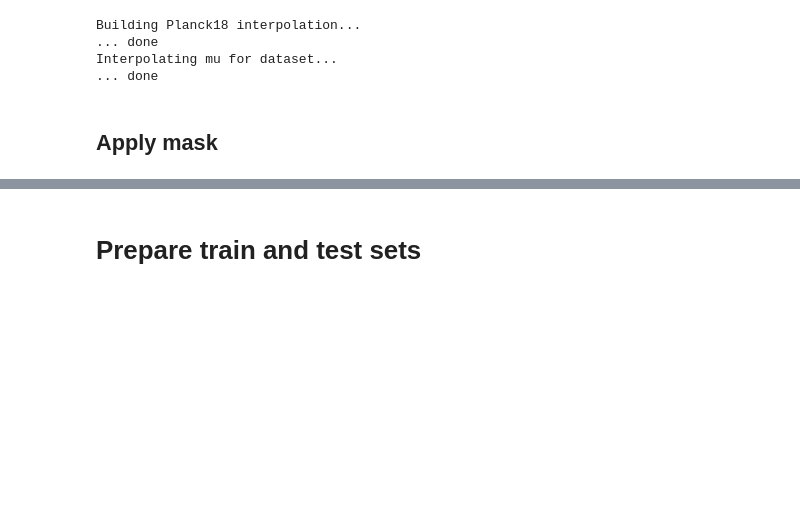
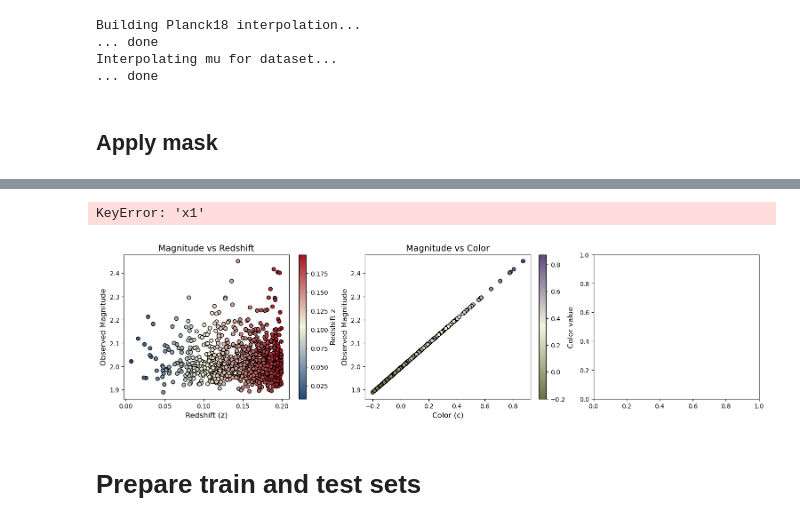
Before and after one commit to a-trigui/ximinf, a Jupyter notebook: notebooks/2_train_nn.ipynb, the cells around one changed output, grey strips where cells are left out. Cells and saved outputs as stored; diff of their text form; code cells hidden in the pictures; blank space fills up the shorter version.

```diff
--- a/notebooks/2_train_nn.ipynb
+++ b/notebooks/2_train_nn.ipynb
@@ -64,7 +65,7 @@ TFRT_CPU_0
 # Import training data
 # %%
 # Path to the new HDF5 file
-file_path = "./data/SIM/simulations_10000_500_S_full.h5"
+file_path = "./data/SIM/simulations.h5"
 
 with h5py.File(file_path, "r") as f:
     # Parameters: load directly as (N,) JAX arrays
@@ -116,3 +124,80 @@ data_padded = {k: jnp.where(mask, v, 0) for k, v in data.items()}
+# %%
+index = 9  # index for your data slice
+
+# Define the color maps
+cmap1 = LinearSegmentedColormap.from_list(
+    'custom_red_beige_blue',
+    ['#1F487E', 'beige', '#A31621']
+)
+
+cmap2 = LinearSegmentedColormap.from_list(
+    'custom_green_beige_purple',
+    ['#687444', 'beige', '#5E4983']
+)
+
+cmap3 = LinearSegmentedColormap.from_list(
+    'custom_blue_beige_orange',
+    ['#1F487E', 'beige', '#C07835']
+)
+
+# Create figure and horizontal subplots
+fig, axes = plt.subplots(1, 3, figsize=(15, 4), constrained_layout=True)
+
+# First subplot: z vs magobs
+sc1 = axes[0].scatter(
+    data_filt['z'][index, :],
+    data_filt['magobs'][index, :],
+    c=data_filt['z'][index, :],
+    cmap=cmap1,
+    edgecolor='k'
+)
+axes[0].set_title('Magnitude vs Redshift', fontsize=14)
+axes[0].set_xlabel('Redshift (z)', fontsize=12)
+axes[0].set_ylabel('Observed Magnitude', fontsize=12)
+cbar1 = plt.colorbar(sc1, ax=axes[0])
+cbar1.set_label('Redshift z', fontsize=12)
+
+# Second subplot: c vs magobs
+sc2 = axes[1].scatter(
+    data_filt['c'][index, :],
+    data_filt['magobs'][index, :],
+    c=data_filt['c'][index, :],
+    cmap=cmap2,
+    edgecolor='k'
+)
+axes[1].set_title('Magnitude vs Color', fontsize=14)
+axes[1].set_xlabel('Color (c)', fontsize=12)
+axes[1].set_ylabel('Observed Magnitude', fontsize=12)
+cbar2 = plt.colorbar(sc2, ax=axes[1])
+cbar2.set_label('Color value', fontsize=12)
+
+# Third subplot: x1 vs magobs
+sc3 = axes[2].scatter(
+    data_filt['x1'][index, :],
+    data_filt['magobs'][index, :],
+    c=data_filt['x1'][index, :],
+    cmap=cmap3,
+    edgecolor='k'
+)
+axes[2].set_title('Magnitude vs Stretch', fontsize=14)
+axes[2].set_xlabel('Stretch (x1)', fontsize=12)
+axes[2].set_ylabel('Observed Magnitude', fontsize=12)
+cbar3 = plt.colorbar(sc3, ax=axes[2])
+cbar3.set_label('Stretch x1', fontsize=12)
+
+fig.suptitle(
+    (
+        f"mabs = {params['mabs'][index]:.2f}, "
+        f"alpha = {params['alpha'][index]:.2f}, "
+        f"beta = {params['beta'][index]:.2f}"
+    ),
+    fontsize=16
+)
+
+plt.show()
+# %% [output]
+KeyError: 'x1'
+[figure, added]
 # %% [markdown]
 # Prepare train and test sets
 # %% [markdown]
```
Also changed, not shown: parts of 24 cells of this notebook, 4 other files.
